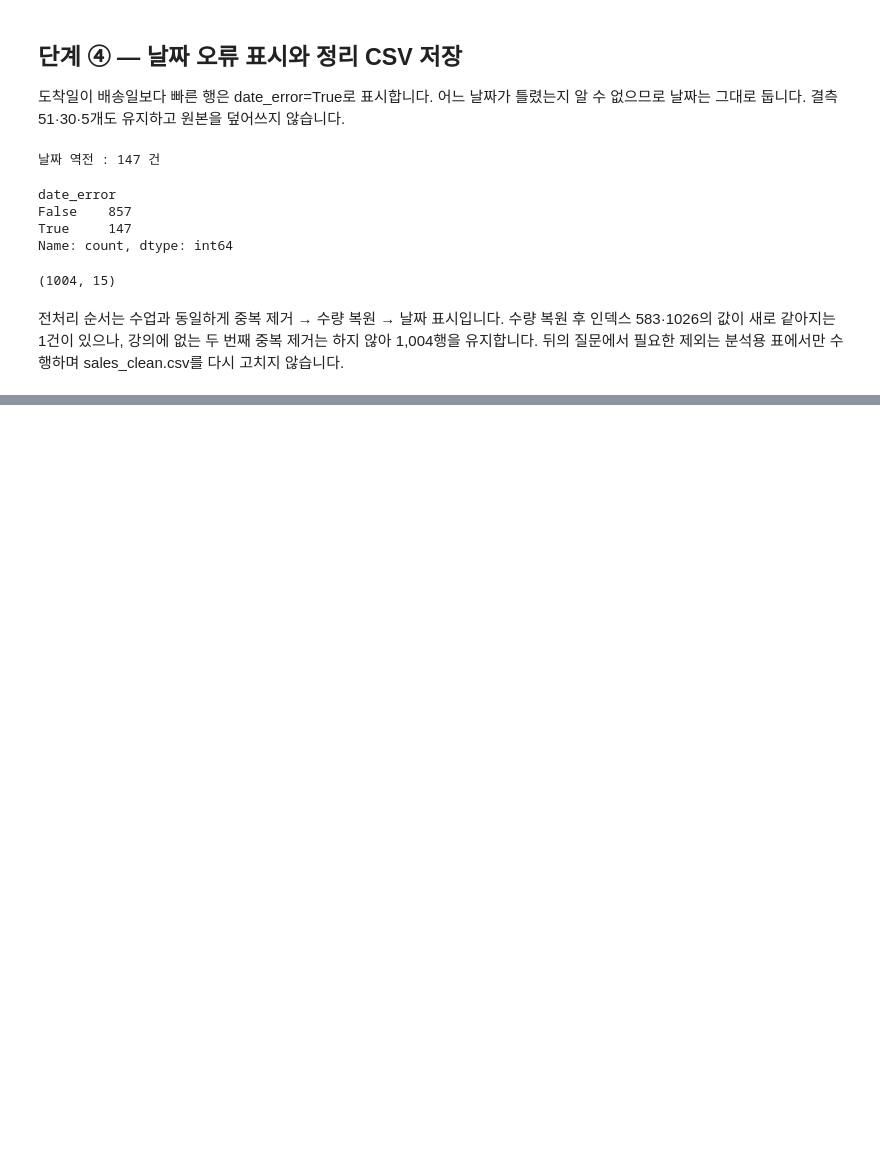
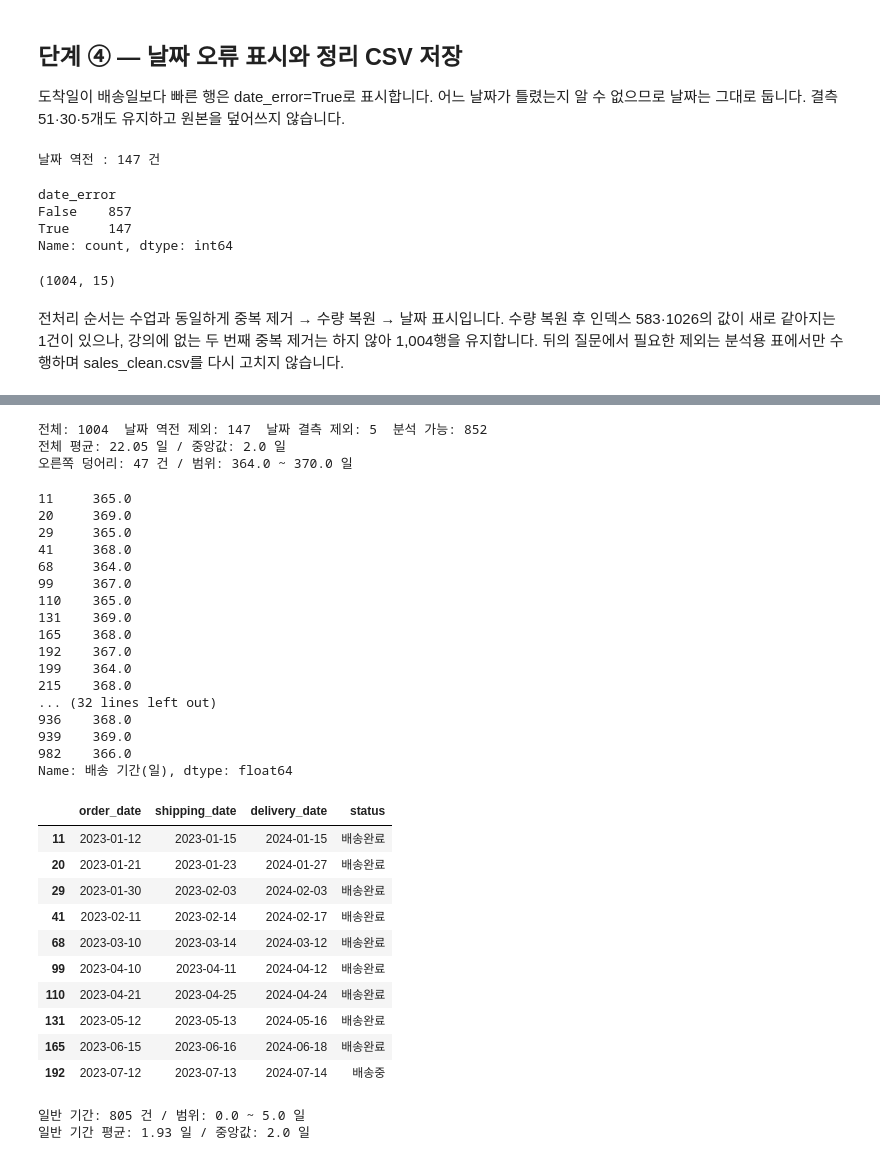
Before and after one commit to An1207/flask-practice1, a Jupyter notebook: HW5/hw5.ipynb, the cells around one changed output, grey strips where cells are left out. Drawn from its saved outputs; the diff is of its cells as text; code cells hidden in the pictures; blank space fills up the shorter version.

```diff
--- a/HW5/hw5.ipynb
+++ b/HW5/hw5.ipynb
@@ -93,0 +107,47 @@ Name: count, dtype: int64
+# %%
+valid_date = ~df['date_error']
+days = (df.loc[valid_date, 'delivery_date'] - df.loc[valid_date, 'shipping_date']).dt.days.dropna()
+long_days = days[days > 300]
+print('전체:', len(df), ' 날짜 역전 제외:', df['date_error'].sum(), ' 날짜 결측 제외:', int(valid_date.sum()) - len(days), ' 분석 가능:', len(days))
+print('전체 평균:', round(days.mean(), 2), '일 / 중앙값:', days.median(), '일')
+print('오른쪽 덩어리:', len(long_days), '건 / 범위:', long_days.min(), '~', long_days.max(), '일')
+display(days[days > 300].rename('배송 기간(일)'))
+display(df.loc[long_days.index, ['order_date', 'shipping_date', 'delivery_date', 'status']].head(10))
+regular_days = days[days <= 300]
+print('일반 기간:', len(regular_days), '건 / 범위:', regular_days.min(), '~', regular_days.max(), '일')
+print('일반 기간 평균:', round(regular_days.mean(), 2), '일 / 중앙값:', regular_days.median(), '일')
+assert len(days) == 852 and len(long_days) == 47 and len(regular_days) == 805
+# %% [output]
+전체: 1004  날짜 역전 제외: 147  날짜 결측 제외: 5  분석 가능: 852
+전체 평균: 22.05 일 / 중앙값: 2.0 일
+오른쪽 덩어리: 47 건 / 범위: 364.0 ~ 370.0 일
+11     365.0
+20     369.0
+29     365.0
+41     368.0
+68     364.0
+99     367.0
+110    365.0
+131    369.0
+165    368.0
+192    367.0
+199    364.0
+215    368.0
+... (32 lines left out)
+936    368.0
+939    369.0
+982    366.0
+Name: 배송 기간(일), dtype: float64
+|  | order_date | shipping_date | delivery_date | status |
+| 11 | 2023-01-12 | 2023-01-15 | 2024-01-15 | 배송완료 |
+| 20 | 2023-01-21 | 2023-01-23 | 2024-01-27 | 배송완료 |
+| 29 | 2023-01-30 | 2023-02-03 | 2024-02-03 | 배송완료 |
+| 41 | 2023-02-11 | 2023-02-14 | 2024-02-17 | 배송완료 |
+| 68 | 2023-03-10 | 2023-03-14 | 2024-03-12 | 배송완료 |
+| 99 | 2023-04-10 | 2023-04-11 | 2024-04-12 | 배송완료 |
+| 110 | 2023-04-21 | 2023-04-25 | 2024-04-24 | 배송완료 |
+| 131 | 2023-05-12 | 2023-05-13 | 2024-05-16 | 배송완료 |
+| 165 | 2023-06-15 | 2023-06-16 | 2024-06-18 | 배송완료 |
+| 192 | 2023-07-12 | 2023-07-13 | 2024-07-14 | 배송중 |
+일반 기간: 805 건 / 범위: 0.0 ~ 5.0 일
+일반 기간 평균: 1.93 일 / 중앙값: 2.0 일
```
Also changed, not shown: parts of 5 cells of this notebook.
